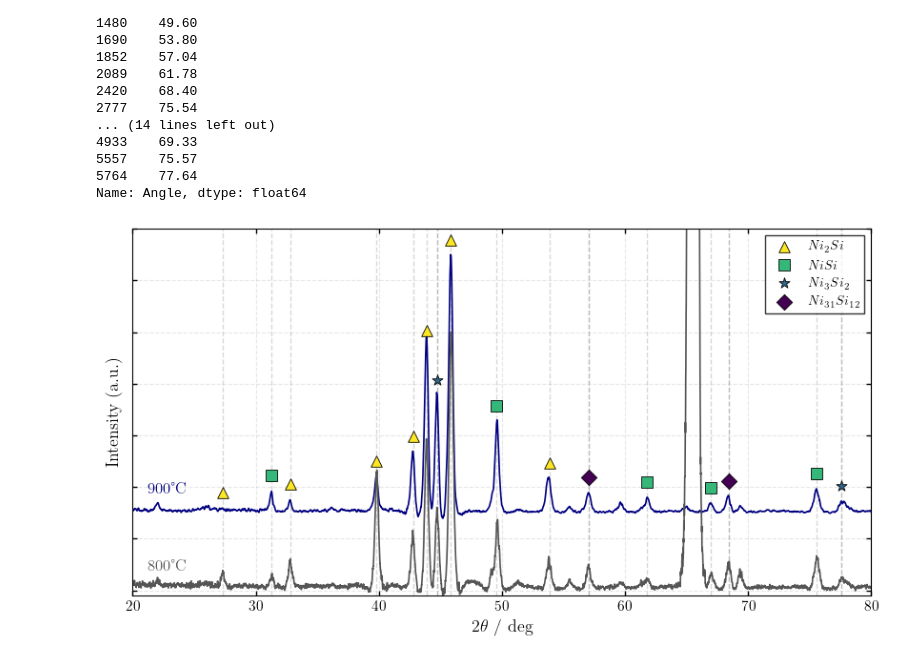
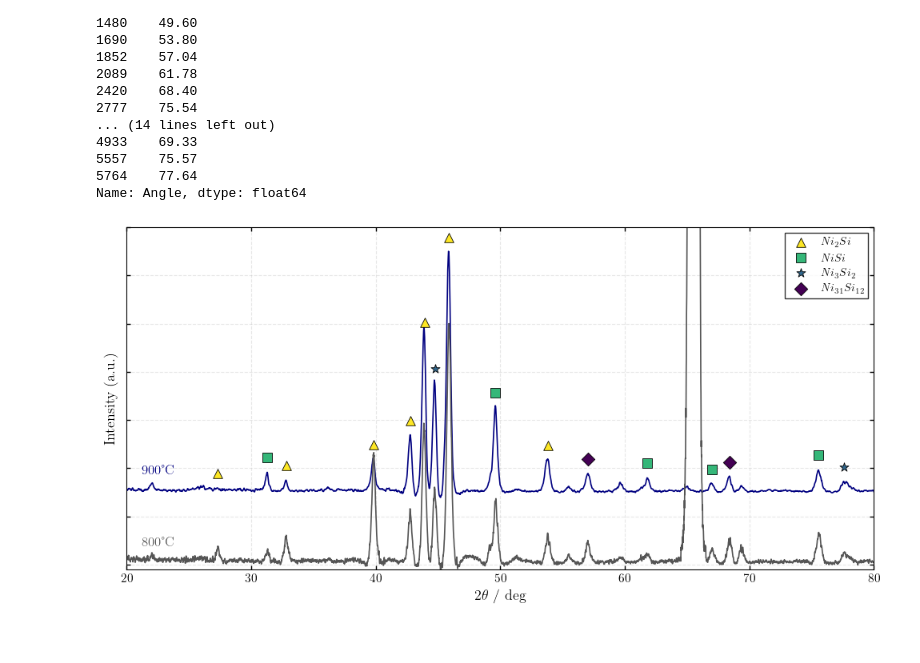
Before and after one commit to XXLutz13/Master_data, a Jupyter notebook: XRD/combined_plot.ipynb, the cells around one changed output. Drawn from its saved outputs; the diff is of its cells as text; code cells hidden in the pictures.

```diff
--- a/XRD/combined_plot.ipynb
+++ b/XRD/combined_plot.ipynb
@@ -131,33 +131,34 @@ ax.plot(processed_data_800['Angle'], processed_data_800['intensity_norm'], color
 
 for lable in final_peaks:
     angles = final_peaks[lable]
     ax.scatter(angles, processed_data_900[processed_data_900['Angle'].isin(angles)]['intensity_norm'].values + 0.36,
                 marker=marker_map.get(lable, 'x'),
                 color=colors[list(final_peaks.keys()).index(lable) % len(colors)],
                 label=lable,
                 s=70, edgecolor='black', linewidth=0.6, zorder=5)
 
 ax.tick_params(axis='both', which='both', direction='in',
                 top=True, right=True,
                 width=1.0, labelsize=11)
 
 ax.set_yticklabels([])
 ax.set_xlim(20, 80)
 ax.set_ylim(-0.02, 1.4)
 
 ax.set_xlabel(r"$2\theta$ / deg", fontsize=13)
 ax.set_ylabel(r"Intensity (a.u.)", fontsize=13)
 
 ax.text(0.02, 0.28, '900°C', transform=ax.transAxes, fontsize=12, color='#000080')
 ax.text(0.02, 0.07, '800°C', transform=ax.transAxes, fontsize=12, color="#555555")
 
 ax.grid(True, linestyle='--', alpha=0.3, zorder=1)
 ax.legend(frameon=True, edgecolor='black', fancybox=False, fontsize=10, loc='upper right')
 
-for angle in [27.32, 32.8, 39.82, 42.78, 43.92, 45.86, 53.86, 31.28, 49.58, 61.78, 66.98, 75.54, 44.74, 77.58, 57.04, 68.44, 44.74, 77.58, 57.04, 68.44]:
-    # plt.axvline(x=angle, color='gray', linestyle='--', linewidth=1, alpha=0.3, zorder=0)
+# for angle in [27.32, 32.8, 39.82, 42.78, 43.92, 45.86, 53.86, 31.28, 49.58, 61.78, 66.98, 75.54, 44.74, 77.58, 57.04, 68.44, 44.74, 77.58, 57.04, 68.44]:
+#     # plt.axvline(x=angle, color='gray', linestyle='--', linewidth=1, alpha=0.3, zorder=0)
 
+plt.tight_layout()
 plt.savefig(f'../Images/XRD/Ni_2Si_combined.pdf', dpi=500)
 plt.show()
 # %% [output]
-[figure, old version]
+[figure, new version]
```
Also changed, not shown: parts of 1 cell of this notebook, 1 other file.
